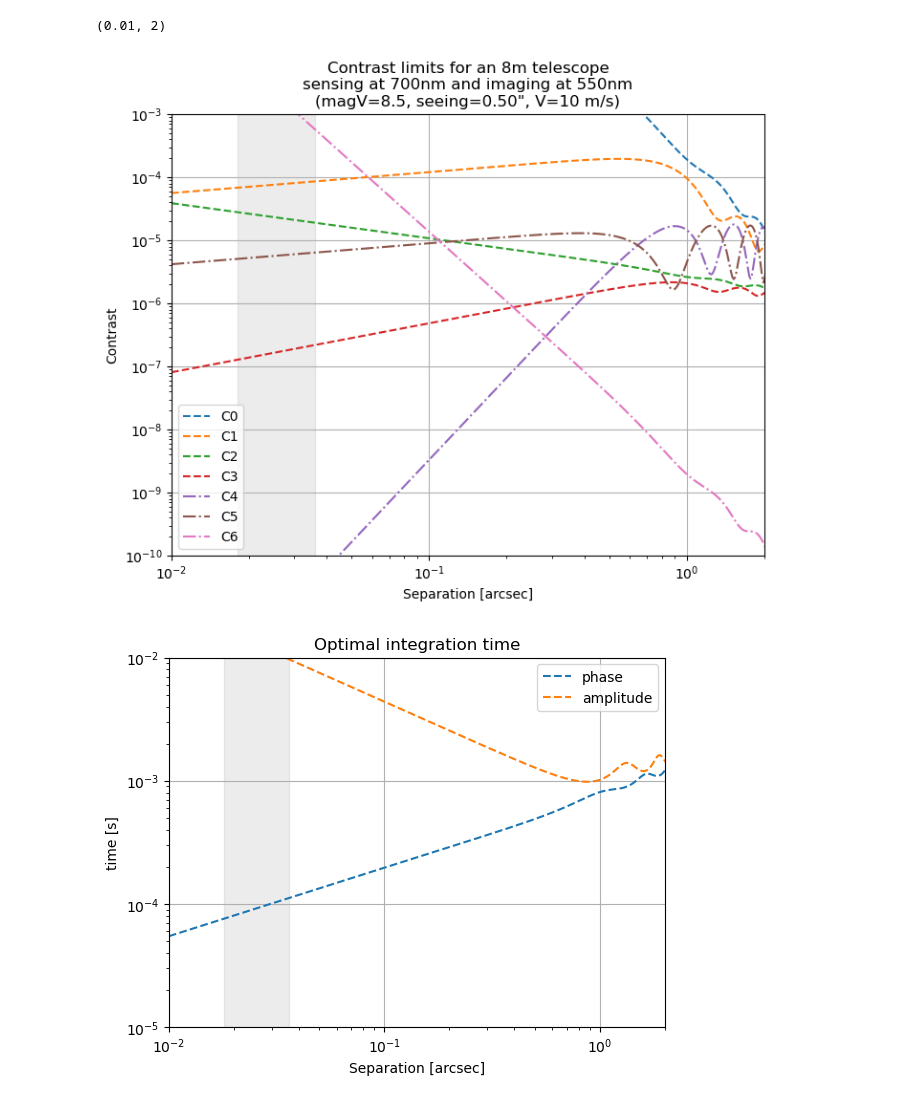
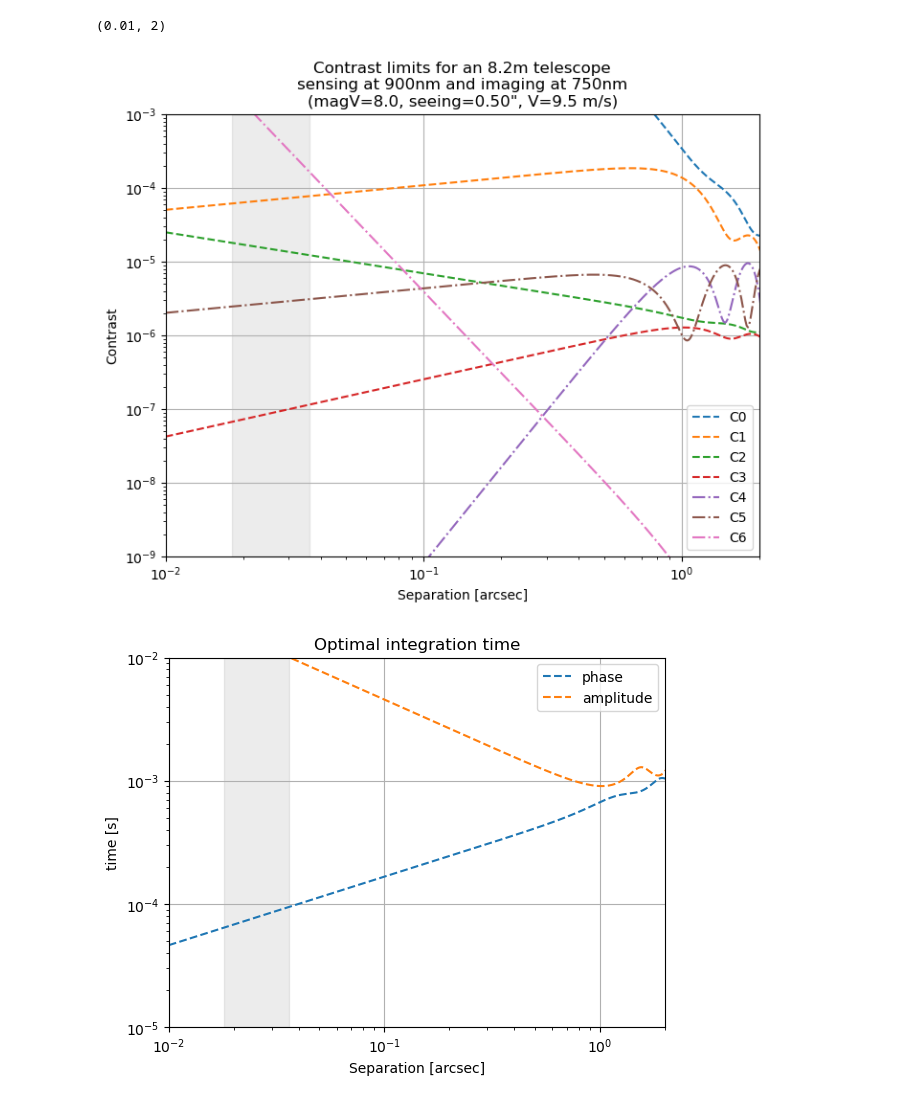
Before and after one commit to ArcetriAdaptiveOptics/ekarus, a Jupyter notebook: ekarus/notebooks/contrastErrorBudget.ipynb, the cells around one changed output. Saved outputs shown, nothing was run; the diff lists cells and outputs as text; code cells hidden in the pictures.

```diff
--- a/ekarus/notebooks/contrastErrorBudget.ipynb
+++ b/ekarus/notebooks/contrastErrorBudget.ipynb
@@ -4,14 +4,14 @@ import matplotlib.pyplot as plt
 # %%
 rad2arcsec = 180/np.pi*3600
 
-seeing = 0.5
-V = 10 #m/s
 D = 8.2 # m
-lambda0 = 550e-9
-f = 3/D # lambda/D^2
+lambda0 = 730e-9
+f = 2/D # lambda/D^2
+beta_p = 1.0
+nFramesDelay = 1
 
-B0 = 2.62e+10
-thrp = 0.05
+B0 = 1e+10
+thrp = 0.1
 obs = 0.0
 flux = lambda mag: B0 * thrp * 10**(-mag/2.5) * np.pi*(D*(1-obs))**2/4
 Nphot = lambda mag,dt: flux(mag) * dt
@@ -25,13 +25,15 @@ x = np.logspace(-6,-1,200)
 
 Vvec = np.array([6.3,9.5,11.3])
 seeings = np.array([0.62,0.76,0.96])
-magV = np.array([7,8,9])
+magV = np.array([7.5,8.5,9.5])
+
+# print(flux(magV)/1000)
 
 plt.figure()
 for k in range(len(Vvec)):
-    plt.plot(x,C(h_lag(Vvec[k],r0(seeings[k]),f,x),lambda0),'-.',label=f'Time lag ({seeings[k]:1.2f}",V={Vvec[k]:1.1f}m/s)')
+    plt.plot(x,C(h_lag(Vvec[k],r0(seeings[k]),f,x*nFramesDelay),lambda0),'-.',label=f'Time lag ({seeings[k]:1.2f}",V={Vvec[k]:1.1f}m/s)')
 for k in range(len(magV)):
-    plt.plot(x,1/Nphot(magV[k],x),'--',label=f'Shot noise (mag={magV[k]:1.0f})')
+    plt.plot(x,C(lambda0/(2*np.pi)*beta_p/np.sqrt(Nphot(magV[k],x)),lambda0),'--',label=f'Shot noise (mag={magV[k]:1.1f})')
 plt.legend()
 plt.xlabel('loop delay [s]')
 plt.ylabel('Contrast')
@@ -40,4 +42,6 @@ plt.yscale('log')
 plt.grid()
 plt.xlim([1e-5,1e-2])
 plt.ylim([1e-8,1e-2])
+plt.title(r'Contrast limits at 2 $\lambda$/D (750nm, 8.2m)'\
+           '\nFlux computed at 10% throughput and $B_0=10^{10}$')
 # %% [output]
@@ -140,11 +143,13 @@ plt.xlim([0.1,10])
 seeing = 0.5
 V = 9.5
 D = 8.2
-magV = 8.5
+magV = 8
 # Cn2_fracs = np.array([0.0,0.2283,0.0883,0.0666,0.1458,0.3350,0.1350])
 # altitudes = np.array([0.0,0.5,1,2,4,8,16])*1000
 Cn2_fracs = np.array([0.0,0.646,0.078,0.119,0.035,0.025,0.08,0.017])
 altitudes = np.array([0.0,0.022,1.8,3.3,5.8,7.4,13.1,15.8])*1000
+# altitudes= np.array([0.0,42.0, 140.0, 281.0, 562.0, 1125.0, 2250.0, 4500.0, 900.0, 18000.0])
+# Cn2_fracs = np.array([0.0,0.5328,0.0145,0.035,0.0957,0.1083,0.0437,0.0658,0.0371,0.0671])
 
 # Functions
 X = lambda f,lambda_i: np.trapezoid(Cn2_fracs[:,None]*np.cos(np.pi*altitudes[:,None]*f[None,:]**2*lambda_i)**2,altitudes,axis=0)/np.trapezoid(Cn2_fracs,altitudes)
@@ -167,12 +172,12 @@ C6 = lambda alpha, lambda_i, lambda_WFS: C0(alpha,lambda_i)*((n(lambda_i)-n(lamb
 t_p = lambda alpha, lambda_i, lambda_WFS, beta_p, F: (lambda_WFS/500e-9)**(2/3) * 0.204*beta_p*r0(seeing)**(5/9)*(alpha/lambda_i)**(5/9) / (F**(1/3) * V**(2/3) * X(alpha/lambda_i,lambda_i)**(1/3))
 t_a = lambda alpha, lambda_i, lambda_WFS, beta_a, F: (lambda_WFS/500e-9)**(2/3) * 0.204*beta_a*r0(seeing)**(5/9)*(alpha/lambda_i)**(5/9) / (F**(1/3) * V**(2/3) * Y(alpha/lambda_i,lambda_i)**(1/3))
 
-B0 = 9.74e+9 # ph/s/m^2
+B0 = 1e+10 # ph/s/m^2
 F = lambda mag: B0 * 10**(-mag/2.5)
 
 alphas = np.logspace(-2,3,1000)/rad2arcsec
-lambda_i = 550e-9 # imaging wavelength
-lambda_WFS = 700e-9 # WFS wavelength
+lambda_i = 750e-9 # imaging wavelength
+lambda_WFS = 900e-9 # WFS wavelength
 
 beta_p = np.sqrt(2)#1.0
 beta_a = np.sqrt(2)#1.0
@@ -183,34 +188,34 @@ plt.plot(alphas*rad2arcsec,C1(alphas,lambda_i),'--',label='C1')
 plt.plot(alphas*rad2arcsec,C2(alphas,lambda_i, lambda_WFS, beta_p, F=F(magV)),'--',label='C2')
 plt.plot(alphas*rad2arcsec,C3(alphas,lambda_i, lambda_WFS, beta_a, F=F(magV)),'--',label='C3')
 plt.plot(alphas*rad2arcsec,C4(alphas,lambda_i, lambda_WFS),'-.',label='C4')
 plt.plot(alphas*rad2arcsec,C5(alphas,lambda_i, lambda_WFS),'-.',label='C5')
 plt.plot(alphas*rad2arcsec,C6(alphas,lambda_i, lambda_WFS),'-.',label='C6')
 plt.axvspan(0.018,0.036, color='gray', alpha=0.15)
 plt.legend()
 plt.xscale('log')
 plt.yscale('log')
 plt.ylabel('Contrast')
 plt.xlabel('Separation [arcsec]')
-plt.title(f'Contrast limits for an {D:1.0f}m telescope\nsensing at {lambda_WFS*1e+9:1.0f}nm and imaging at {lambda_i*1e+9:1.0f}nm\n(magV={magV:1.1f}, seeing={seeing:1.2f}", V={V:1.0f} m/s)')
-plt.ylim([1e-10,1e-3])
+plt.title(f'Contrast limits for an {D:1.1f}m telescope\nsensing at {lambda_WFS*1e+9:1.0f}nm and imaging at {lambda_i*1e+9:1.0f}nm\n(magV={magV:1.1f}, seeing={seeing:1.2f}", V={V:1.1f} m/s)')
+plt.ylim([1e-9,1e-3])
 plt.xlim([0.01,2])
 plt.grid()
 
 
 plt.figure()
 plt.plot(alphas*rad2arcsec,t_p(alphas,lambda_i,lambda_WFS, beta_p,F=F(magV)),'--',label='phase')
 plt.plot(alphas*rad2arcsec,t_a(alphas,lambda_i,lambda_WFS, beta_a,F=F(magV)),'--',label='amplitude')
 plt.axvspan(0.018,0.036, color='gray', alpha=0.15)
 plt.legend()
 plt.grid()
 plt.xscale('log')
 plt.yscale('log')
 plt.ylabel('time [s]')
 plt.xlabel('Separation [arcsec]')
 plt.title('Optimal integration time')
 plt.ylim([1e-5,1e-2])
 plt.xlim([0.01,2])
 # %% [output]
 (0.01, 2)
-[figure, old version]
+[figure, new version]
-[figure, old version]
+[figure, new version]
```
Also changed, not shown: parts of 2 cells of this notebook, 3 other files.
